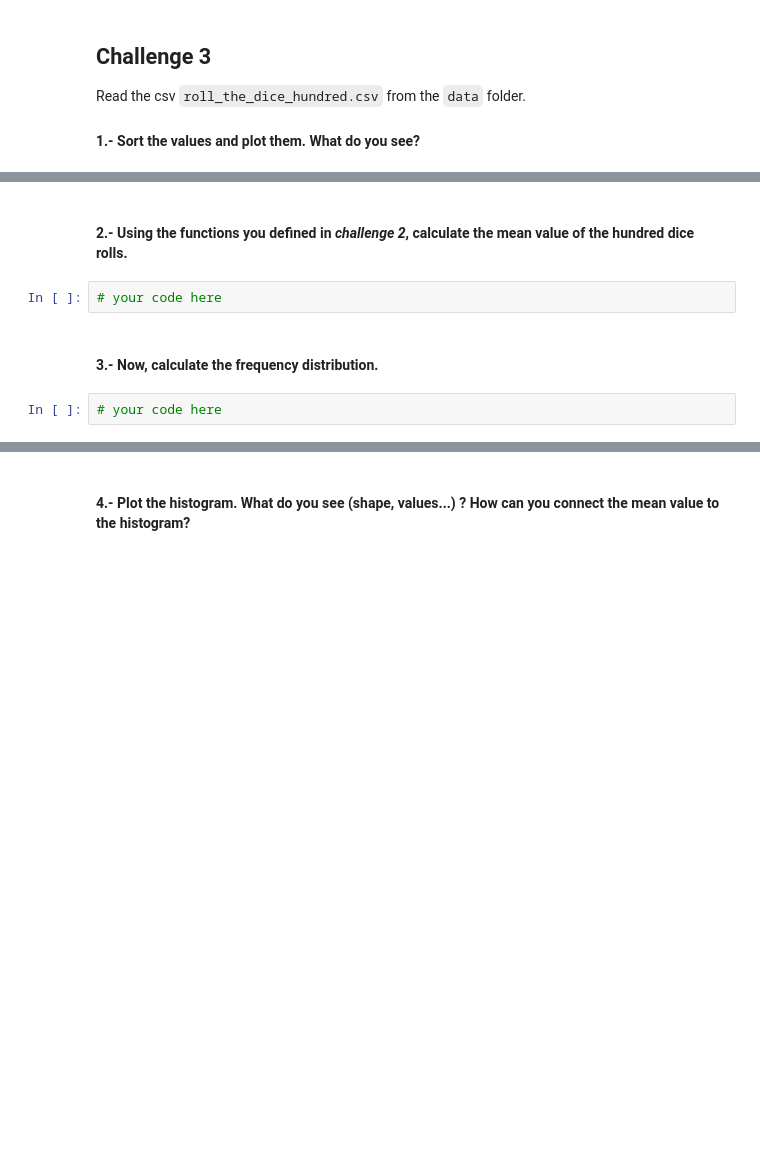
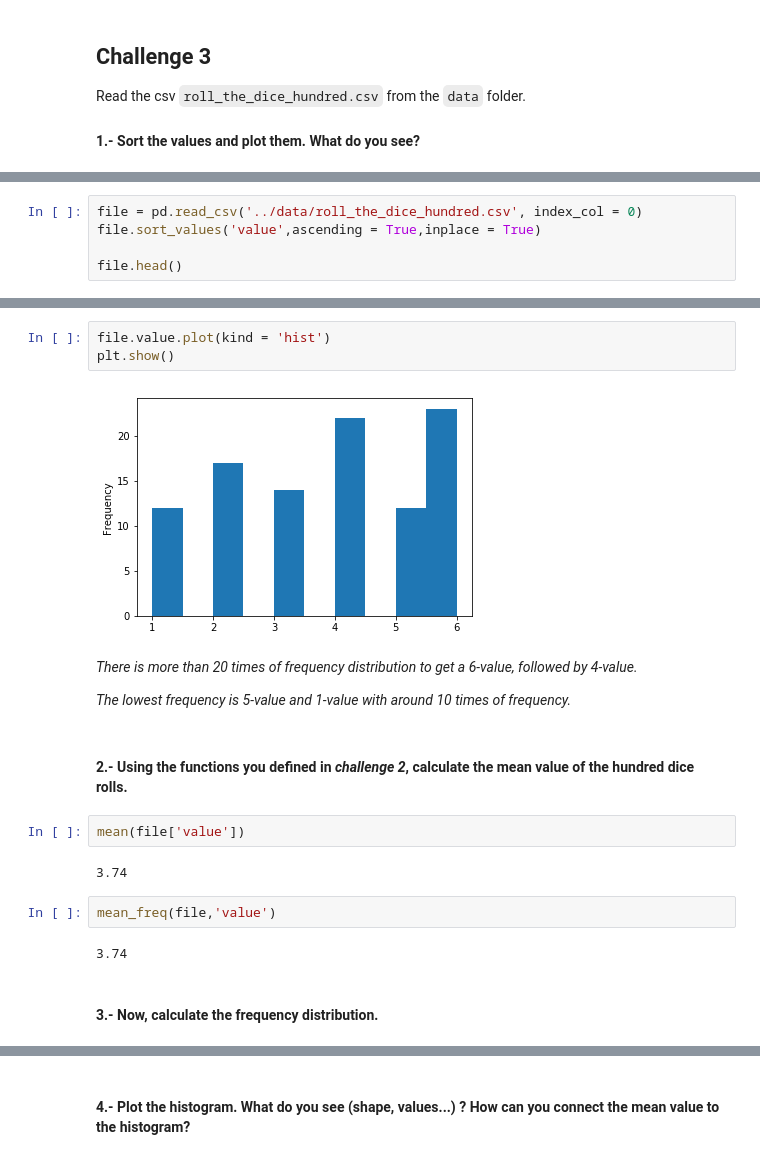
Before and after one commit to ta-data-bcn/descriptive-stats, a Jupyter notebook: your-code/main.ipynb, the cells around one changed output, grey strips where cells are left out. Saved outputs shown, nothing was run; the diff lists cells and outputs as text; blank space fills up the shorter version.

```diff
--- a/your-code/main.ipynb
+++ b/your-code/main.ipynb
@@ -110,0 +151,5 @@ your comments here
+# %%
+file = pd.read_csv('../data/roll_the_dice_hundred.csv', index_col = 0)
+file.sort_values('value',ascending = True,inplace = True)
+
+file.head()
@@ -111,8 +163,21 @@ your comments here
+# %%
+file.value.plot(kind = 'hist')
+plt.show()
+# %% [output]
+[figure, added]
+# %% [markdown]
+*There is more than 20 times of frequency distribution to get a 6-value, followed by  4-value.*
+
+*The lowest frequency is 5-value and 1-value with around 10 times of frequency.*
 # %% [markdown]
 #### 2.- Using the functions you defined in *challenge 2*, calculate the mean value of the hundred dice rolls.
-# %%
-# your code here
+# %%
+mean(file['value'])
+# %% [output]
+3.74
+# %%
+mean_freq(file,'value')
+# %% [output]
+3.74
 # %% [markdown]
 #### 3.- Now, calculate the frequency distribution.
-# %%
-# your code here
```
Also changed, not shown: parts of 71 cells of this notebook.
